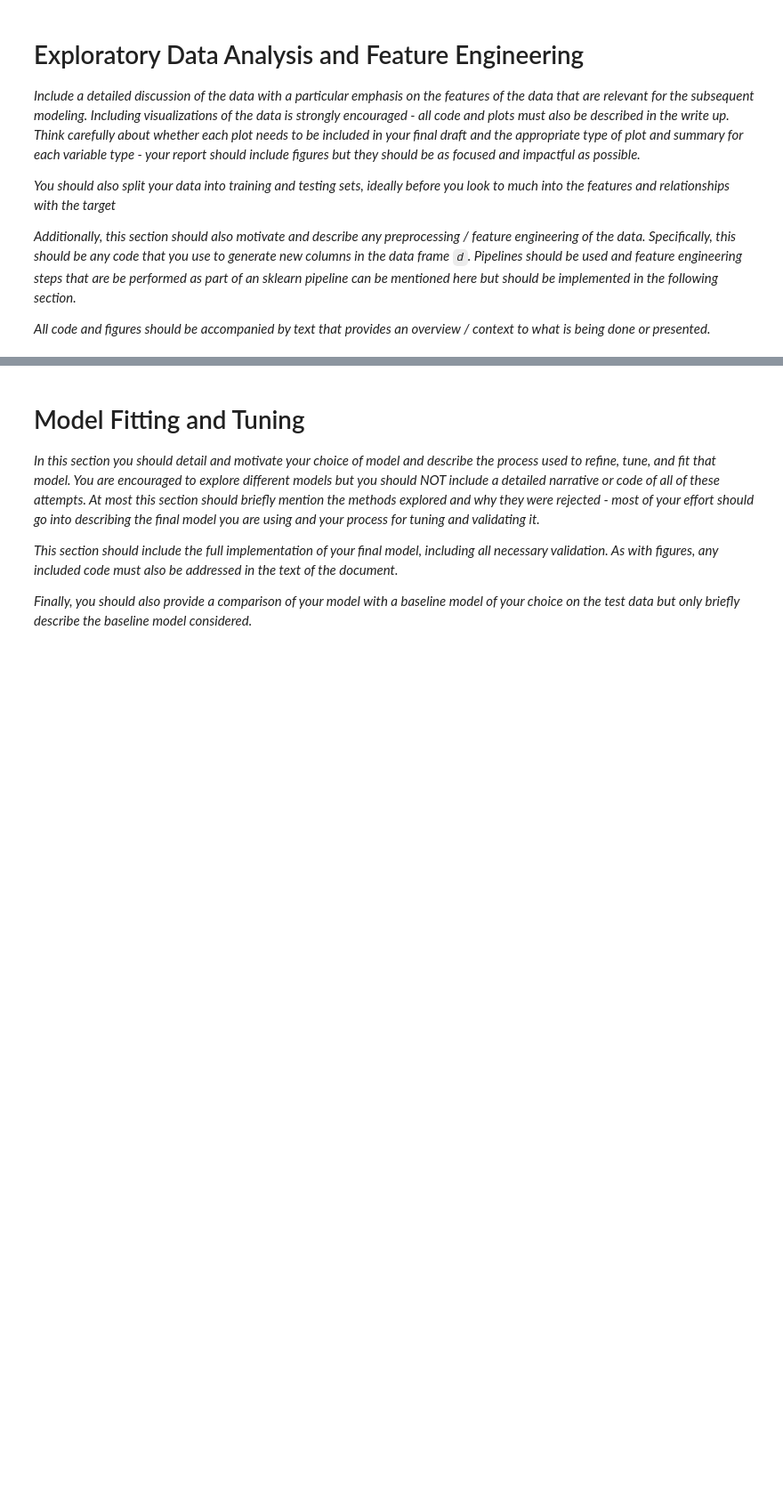
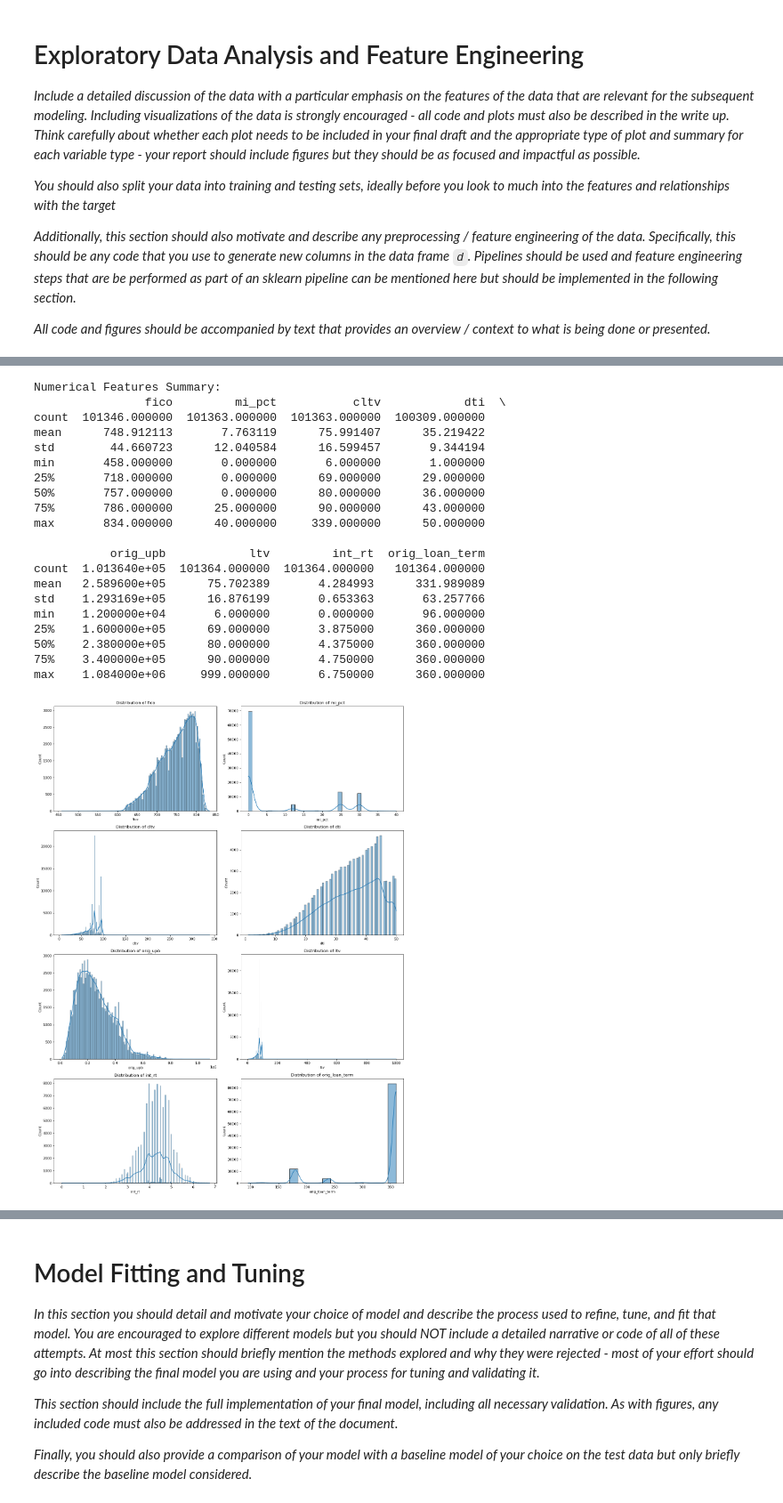
Before and after one commit to AwuoeZYC/Project_2, a Jupyter notebook: project2.ipynb, the cells around one changed output, grey strips where cells are left out. Shown: that part at 89% size. Saved outputs shown, nothing was run; the diff lists cells and outputs as text; code cells hidden in the pictures; blank space fills up the shorter version.

```diff
--- a/project2.ipynb
+++ b/project2.ipynb
@@ -55,0 +85,18 @@ d.head()
+# %%
+# ## 3. Train-Test Split
+
+# Split data before EDA to avoid data leakage
+X = d_filtered.drop('loan_status', axis=1)
+y = d_filtered['loan_status']
+
+# Stratified split to maintain class balance
+X_train, X_test, y_train, y_test = train_test_split(
+    X, y,
+    test_size=0.2,
+    stratify=y,  # Maintain class distribution
+    random_state=42
+)
+
+# Combine training data for EDA
+train_df = pd.concat([X_train, y_train], axis=1)
+print("\nTraining data shape:", train_df.shape)
@@ -55,0 +154,55 @@ d.head()
+# %%
+# ## 5. Exploratory Data Analysis
+
+# ### 5.1 Numerical Features Analysis
+
+# Select key numerical features
+num_cols = ['fico', 'mi_pct', 'cltv', 'dti', 'orig_upb', 'ltv', 'int_rt', 'orig_loan_term']
+train_num = train_df[num_cols]
+
+# Summary statistics
+print("Numerical Features Summary:")
+print(train_num.describe())
+
+# Plot distributions
+fig, axes = plt.subplots(4, 2, figsize=(15, 20))
+axes = axes.flatten()
+
+for i, col in enumerate(num_cols):
+    sns.histplot(data=train_num, x=col, ax=axes[i], kde=True)
+    axes[i].set_title(f'Distribution of {col}')
+plt.tight_layout()
+plt.show()
+
+# Boxplots vs. target
+fig, axes = plt.subplots(4, 2, figsize=(15, 20))
+axes = axes.flatten()
+
+for i, col in enumerate(num_cols):
+    sns.boxplot(data=train_df, x='loan_status', y=col, ax=axes[i],
+                order=['prepaid', 'default'])
+    axes[i].set_title(f'{col} by Loan Status')
+plt.tight_layout()
+plt.show()
+# %% [output]
+Numerical Features Summary:
+                fico         mi_pct           cltv            dti  \
+count  101346.000000  101363.000000  101363.000000  100309.000000
+mean      748.912113       7.763119      75.991407      35.219422
+std        44.660723      12.040584      16.599457       9.344194
+min       458.000000       0.000000       6.000000       1.000000
+25%       718.000000       0.000000      69.000000      29.000000
+50%       757.000000       0.000000      80.000000      36.000000
+75%       786.000000      25.000000      90.000000      43.000000
+max       834.000000      40.000000     339.000000      50.000000
+
+           orig_upb            ltv         int_rt  orig_loan_term
+count  1.013640e+05  101364.000000  101364.000000   101364.000000
+mean   2.589600e+05      75.702389       4.284993      331.989089
+std    1.293169e+05      16.876199       0.653363       63.257766
+min    1.200000e+04       6.000000       0.000000       96.000000
+25%    1.600000e+05      69.000000       3.875000      360.000000
+50%    2.380000e+05      80.000000       4.375000      360.000000
+75%    3.400000e+05      90.000000       4.750000      360.000000
+max    1.084000e+06     999.000000       6.750000      360.000000
+[figure, added]
```
Also changed, not shown: parts of 8 cells of this notebook.
